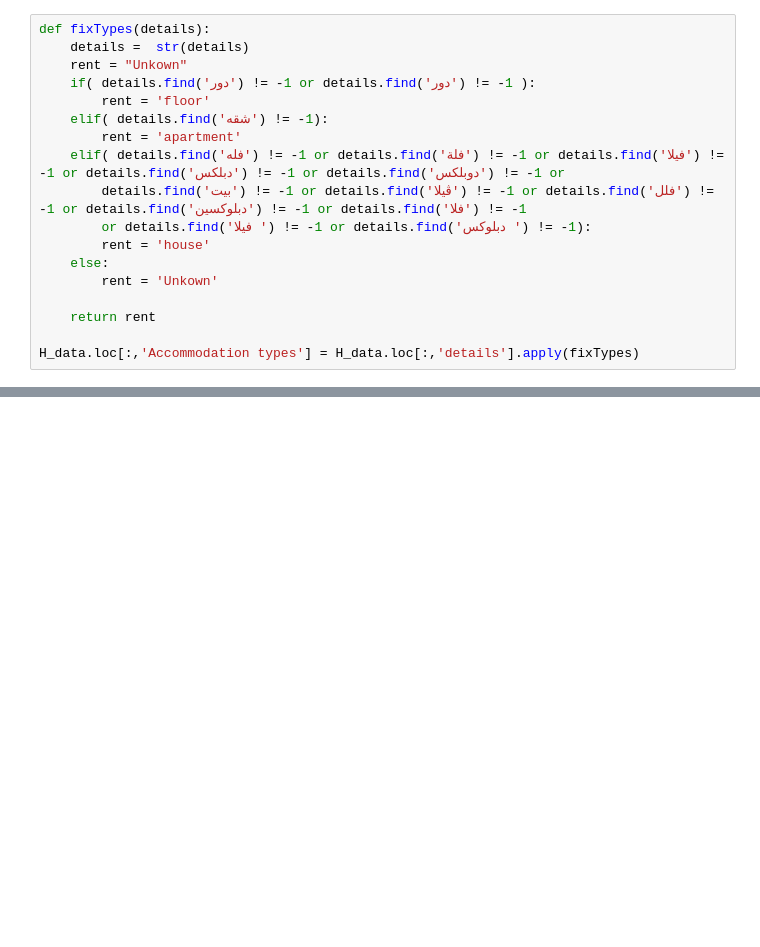
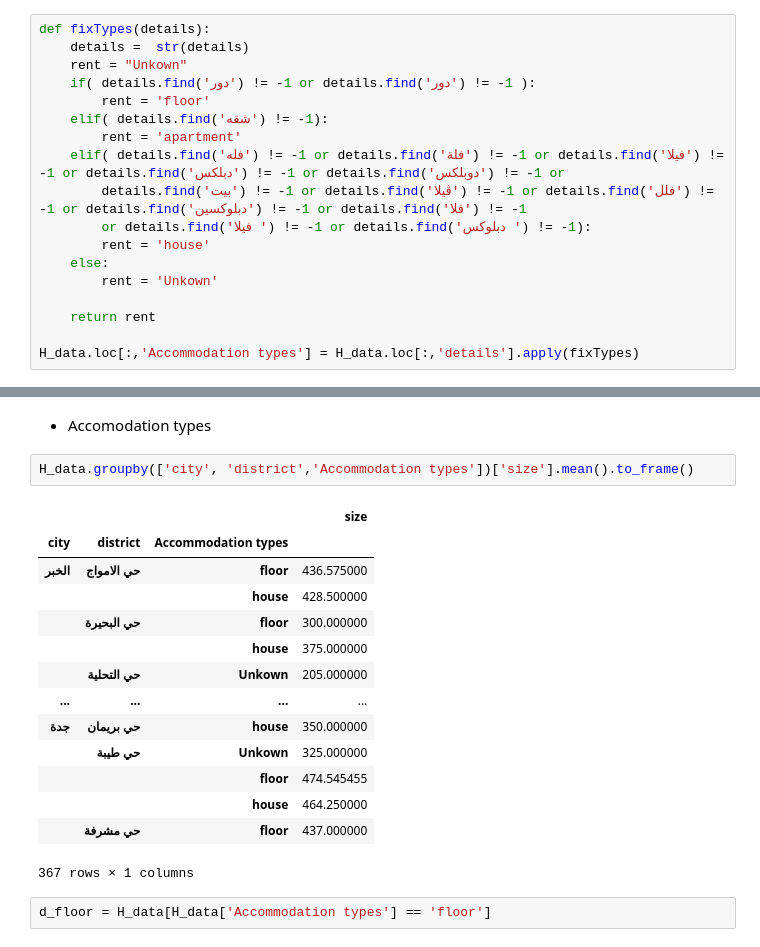
Before and after one commit to novr1512/saudi_aqar_price_prediction, a Jupyter notebook: full_EDA.ipynb, the cells around one changed output, grey strips where cells are left out. Cells and saved outputs as stored; diff of their text form; blank space fills up the shorter version.

```diff
--- a/full_EDA.ipynb
+++ b/full_EDA.ipynb
@@ -188,0 +197,21 @@ H_data.head()
+# %% [markdown]
+- Accomodation types
+# %%
+H_data.groupby(['city', 'district','Accommodation types'])['size'].mean().to_frame()
+# %% [output]
+|  |  |  | size |
+| city | district | Accommodation types |  |
+| الخبر | حي الامواج | floor | 436.575000 |
+|  |  | house | 428.500000 |
+|  | حي البحيرة | floor | 300.000000 |
+|  |  | house | 375.000000 |
+|  | حي التحلية | Unkown | 205.000000 |
+| ... | ... | ... | ... |
+| جدة | حي بريمان | house | 350.000000 |
+|  | حي طيبة | Unkown | 325.000000 |
+|  |  | floor | 474.545455 |
+|  |  | house | 464.250000 |
+|  | حي مشرفة | floor | 437.000000 |
+367 rows × 1 columns
+# %%
+d_floor = H_data[H_data['Accommodation types'] == 'floor']
```
Also changed, not shown: parts of 13 cells of this notebook, 3 other files.
